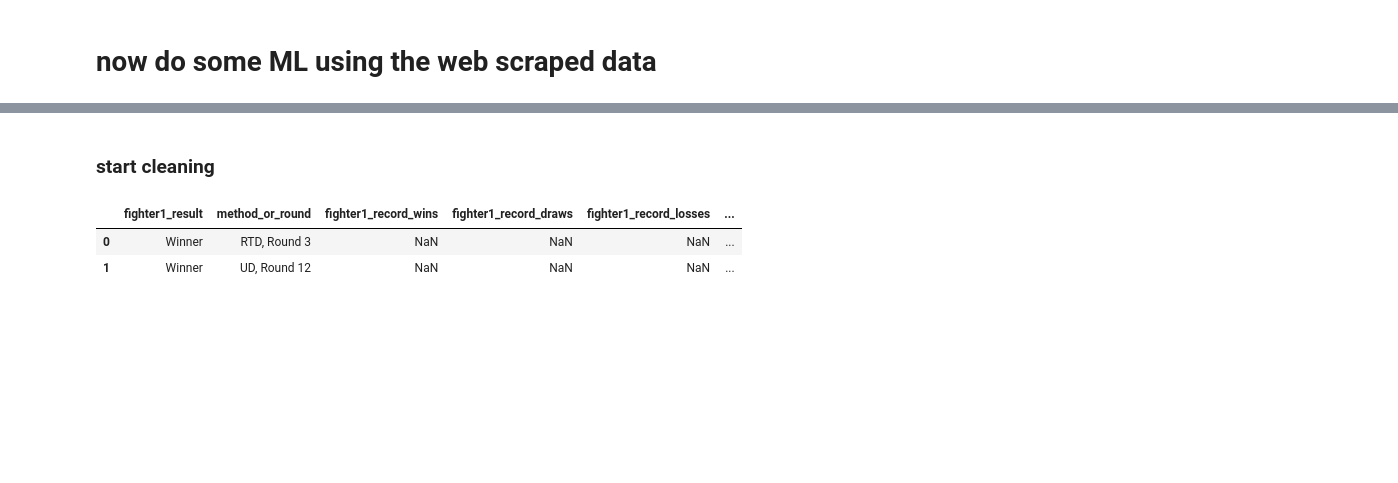
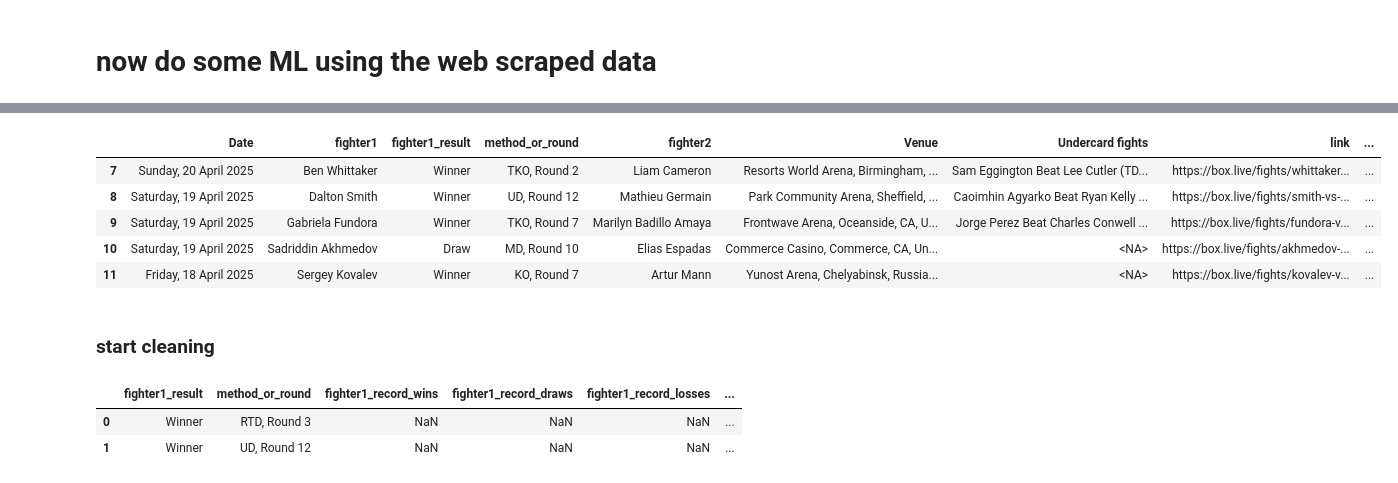
Before and after one commit to zxrtz/Machine-Learning-Project-with-AWS-Deployment, a Jupyter notebook: machine_learning_demo_stage.ipynb, the cells around one changed output, grey strips where cells are left out. Drawn from its saved outputs; the diff is of its cells as text; code cells hidden in the pictures; blank space fills up the shorter version.

```diff
--- a/machine_learning_demo_stage.ipynb
+++ b/machine_learning_demo_stage.ipynb
@@ -21,3 +22,12 @@ df_init.head()
+# %%
+df_init.tail()
+# %% [output]
+|  | Date | fighter1 | fighter1_result | method_or_round | fighter2 | Venue | Undercard fights | link | ... |
+| 7 | Sunday, 20 April 2025 | Ben Whittaker | Winner | TKO, Round 2 | Liam Cameron | Resorts World Arena, Birmingham, ... | Sam Eggington Beat Lee Cutler (TD... | https://box.live/fights/whittaker... | ... |
+| 8 | Saturday, 19 April 2025 | Dalton Smith | Winner | UD, Round 12 | Mathieu Germain | Park Community Arena, Sheffield, ... | Caoimhin Agyarko Beat Ryan Kelly ... | https://box.live/fights/smith-vs-... | ... |
+| 9 | Saturday, 19 April 2025 | Gabriela Fundora | Winner | TKO, Round 7 | Marilyn Badillo Amaya | Frontwave Arena, Oceanside, CA, U... | Jorge Perez Beat Charles Conwell ... | https://box.live/fights/fundora-v... | ... |
+| 10 | Saturday, 19 April 2025 | Sadriddin Akhmedov | Draw | MD, Round 10 | Elias Espadas | Commerce Casino, Commerce, CA, Un... | <NA> | https://box.live/fights/akhmedov-... | ... |
+| 11 | Friday, 18 April 2025 | Sergey Kovalev | Winner | KO, Round 7 | Artur Mann | Yunost Arena, Chelyabinsk, Russia... | <NA> | https://box.live/fights/kovalev-v... | ... |
 # %%
 # ADD BASIC DATA TO SEE IF IT WORKS
 df_init = pd.concat([pd.read_csv("fight_data_backup_basic.csv"), df_init], axis=0)
```
Also changed, not shown: parts of 14 cells of this notebook, 2 other files.
